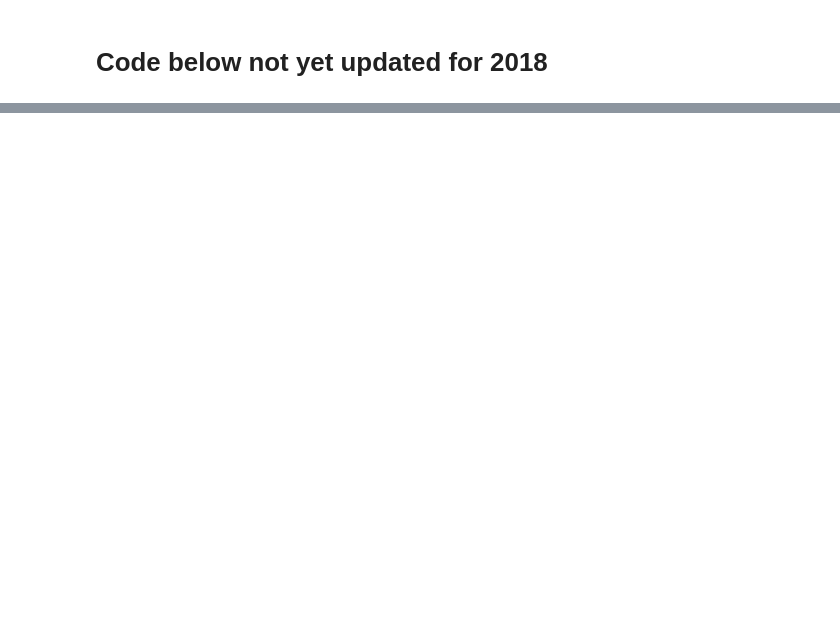
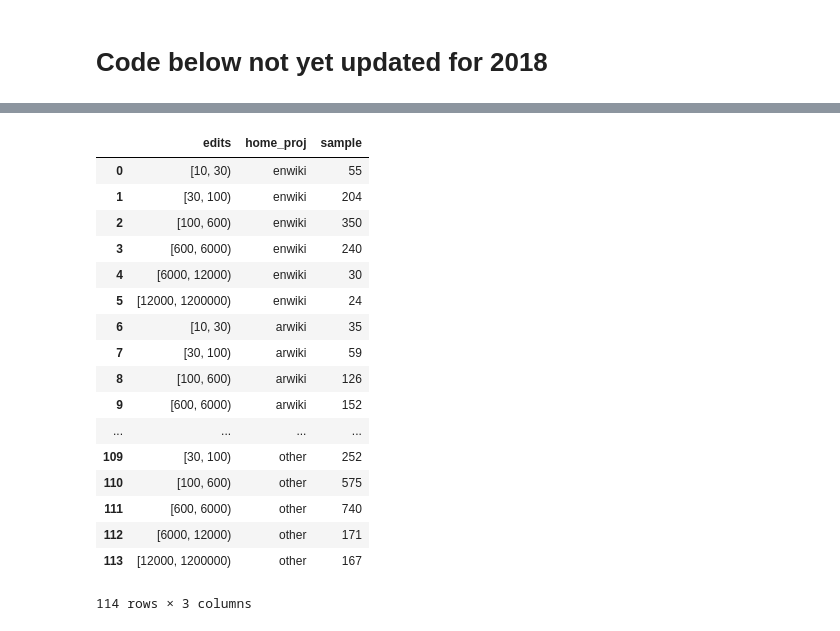
Before and after one commit to wikimedia-research/Community-Insights-sampling, a Jupyter notebook: sampling.ipynb, the cells around one changed output, grey strips where cells are left out. Cells and saved outputs as stored; diff of their text form; code cells hidden in the pictures; blank space fills up the shorter version.

```diff
--- a/sampling.ipynb
+++ b/sampling.ipynb
@@ -122,0 +171,22 @@ for query in strata["query"][:5]:
+# %%
+strata = pd.DataFrame(rows_list)
+strata
+# %% [output]
+|  | edits | home_proj | sample |
+| 0 | [10, 30) | enwiki | 55 |
+| 1 | [30, 100) | enwiki | 204 |
+| 2 | [100, 600) | enwiki | 350 |
+| 3 | [600, 6000) | enwiki | 240 |
+| 4 | [6000, 12000) | enwiki | 30 |
+| 5 | [12000, 1200000) | enwiki | 24 |
+| 6 | [10, 30) | arwiki | 35 |
+| 7 | [30, 100) | arwiki | 59 |
+| 8 | [100, 600) | arwiki | 126 |
+| 9 | [600, 6000) | arwiki | 152 |
+| ... | ... | ... | ... |
+| 109 | [30, 100) | other | 252 |
+| 110 | [100, 600) | other | 575 |
+| 111 | [600, 6000) | other | 740 |
+| 112 | [6000, 12000) | other | 171 |
+| 113 | [12000, 1200000) | other | 167 |
+114 rows × 3 columns
```
Also changed, not shown: parts of 14 cells of this notebook.
